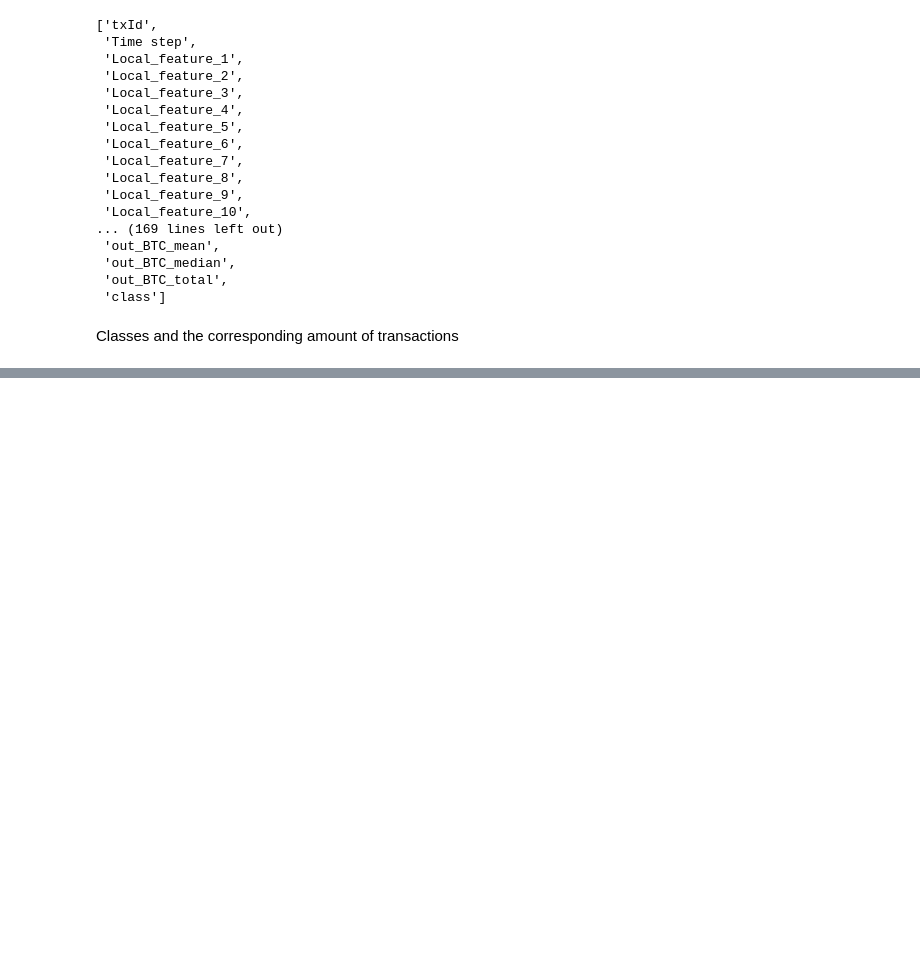
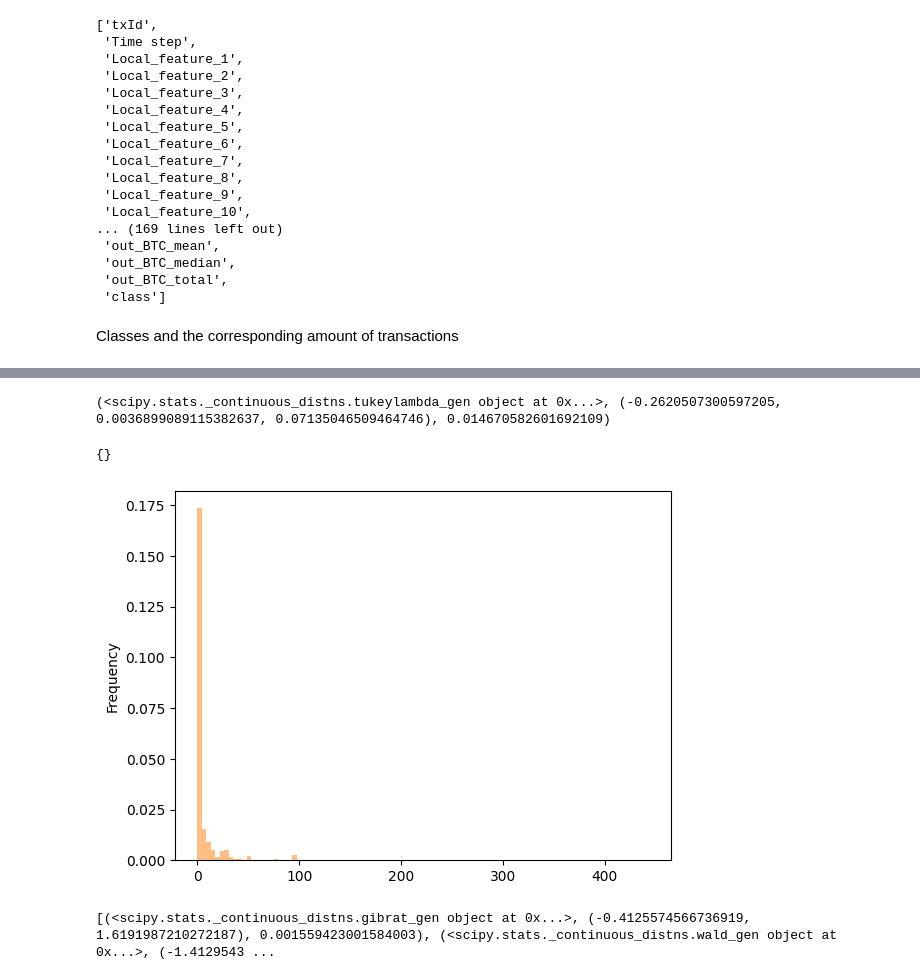
Before and after one commit to DimPap99/2AMM20_2023, a Jupyter notebook: dataset_analysis.ipynb, the cells around one changed output, grey strips where cells are left out. Drawn from its saved outputs; the diff is of its cells as text; code cells hidden in the pictures; blank space fills up the shorter version.

```diff
--- a/dataset_analysis.ipynb
+++ b/dataset_analysis.ipynb
@@ -80,0 +101,12 @@ ValueError:
+# %%
+from sklearn.feature_selection import SelectKBest, chi2, mutual_info_classif, f_classif
+selector = SelectKBest(mutual_info_classif, k=15)
+timestep_dataframe = merge_feats_class.loc[merge_feats_class['Time step'] == 20].reset_index(drop=True)
+
+selector.fit(timestep_dataframe.drop(["class", "txId"], axis=1), timestep_dataframe["class"])
+# Get columns to keep and create new dataframe with those only
+cols_idxs = selector.get_support(indices=True)
+timestep_dataframe_kfeats = timestep_dataframe.iloc[:,cols_idxs]
+
+print(list(timestep_dataframe_kfeats.columns))
+timestep_dataframe_kfeats.describe()
@@ -80,0 +124,19 @@ ValueError:
+# %%
+from helpers import best_fit_distribution, make_pdf, find_best_fitted_dist_for_features
+import matplotlib
+examined_feature = "total_BTC"
+_bins = 100
+ax = timestep_dataframe[examined_feature].plot(kind='hist', bins=_bins, density=True, alpha=0.5, color=list(matplotlib.rcParams['axes.prop_cycle'])[1]['color'])
+best_d = best_fit_distribution( timestep_dataframe[examined_feature], _bins)
+find_best_fitted_dist_for_features(timestep_dataframe, _bins)
+# %% [output]
+(<scipy.stats._continuous_distns.tukeylambda_gen object at 0x...>, (-0.2620507300597205, 0.0036899089115382637, 0.07135046509464746), 0.014670582601692109)
+{}
+[figure, added]
+# %%
+
+best_dist = best_d[0]
+print(best_d)
+pdf = make_pdf(best_dist[0], best_dist[1], size=timestep_dataframe[examined_feature].shape[0])
+# %% [output]
+[(<scipy.stats._continuous_distns.gibrat_gen object at 0x...>, (-0.4125574566736919, 1.6191987210272187), 0.001559423001584003), (<scipy.stats._continuous_distns.wald_gen object at 0x...>, (-1.4129543 ...
```
Also changed, not shown: parts of 5 cells of this notebook, 2 other files.
